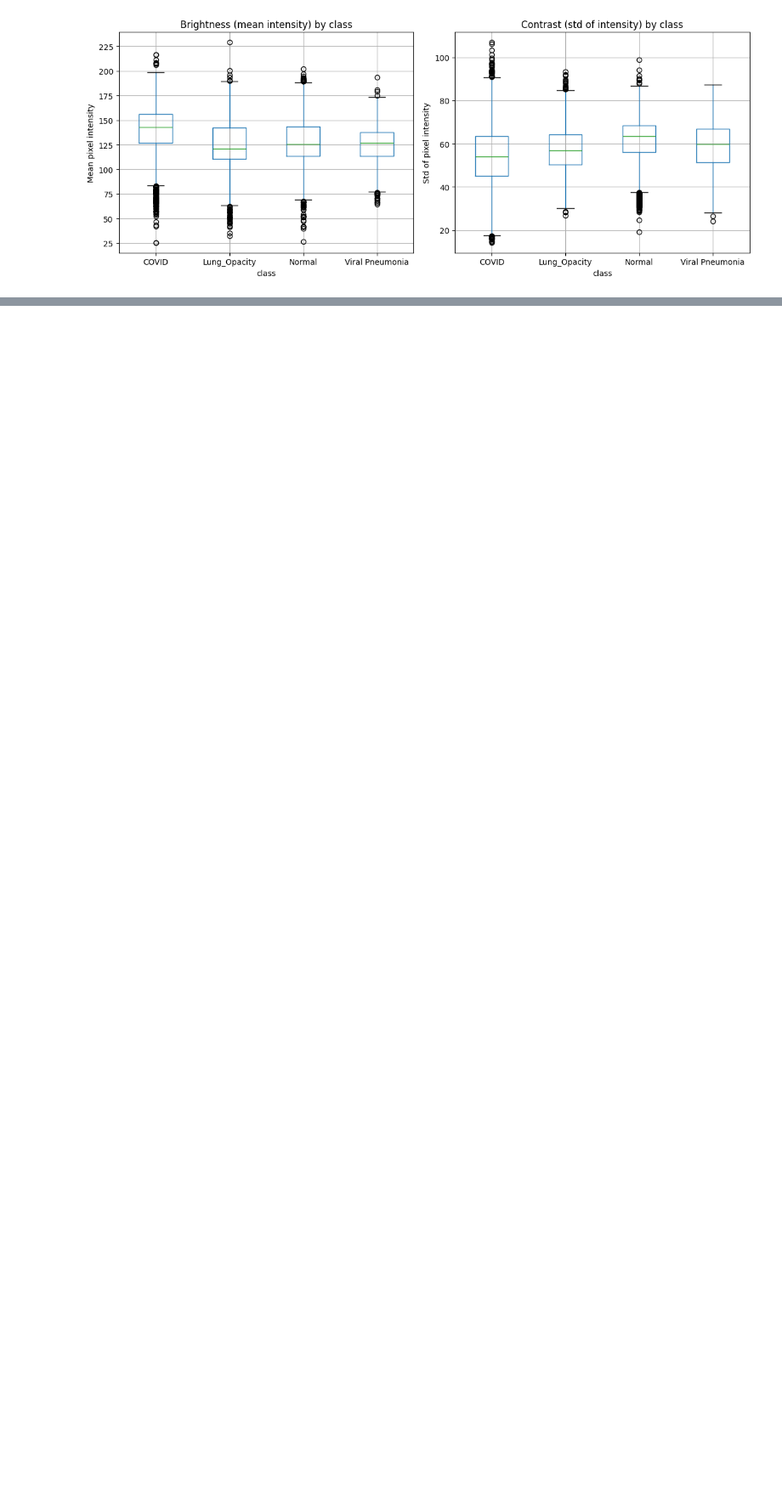
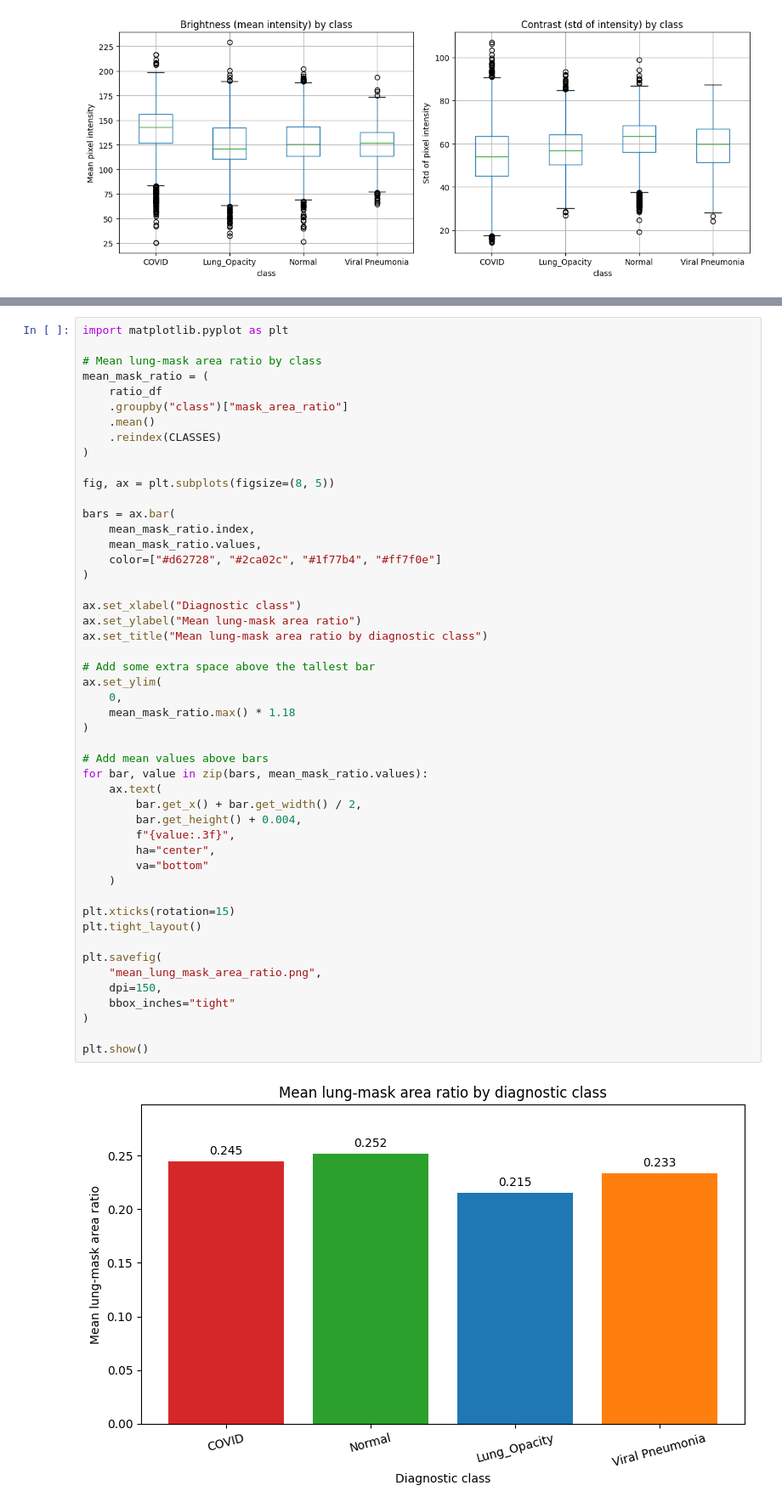
Before and after one commit to DataScientest-Studio/jun26_bds_int_covid, a Jupyter notebook: notebooks/01_exploration.ipynb, the cells around one changed output, grey strips where cells are left out. Shown at 85% size. Saved outputs shown, nothing was run; the diff lists cells and outputs as text; blank space fills up the shorter version.

```diff
--- a/notebooks/01_exploration.ipynb
+++ b/notebooks/01_exploration.ipynb
@@ -519,0 +808,51 @@ Viral Pneumonia    0.0           0.0     0.0              1.0
+# %%
+import matplotlib.pyplot as plt
+
+# Mean lung-mask area ratio by class
+mean_mask_ratio = (
+    ratio_df
+    .groupby("class")["mask_area_ratio"]
+    .mean()
+    .reindex(CLASSES)
+)
+
+fig, ax = plt.subplots(figsize=(8, 5))
+
+bars = ax.bar(
+    mean_mask_ratio.index,
+    mean_mask_ratio.values,
+    color=["#d62728", "#2ca02c", "#1f77b4", "#ff7f0e"]
+)
+
+ax.set_xlabel("Diagnostic class")
+ax.set_ylabel("Mean lung-mask area ratio")
+ax.set_title("Mean lung-mask area ratio by diagnostic class")
+
+# Add some extra space above the tallest bar
+ax.set_ylim(
+    0,
+    mean_mask_ratio.max() * 1.18
+)
+
+# Add mean values above bars
+for bar, value in zip(bars, mean_mask_ratio.values):
+    ax.text(
+        bar.get_x() + bar.get_width() / 2,
+        bar.get_height() + 0.004,
+        f"{value:.3f}",
+        ha="center",
+        va="bottom"
+    )
+
+plt.xticks(rotation=15)
+plt.tight_layout()
+
+plt.savefig(
+    "mean_lung_mask_area_ratio.png",
+    dpi=150,
+    bbox_inches="tight"
+)
+
+plt.show()
+# %% [output]
+[figure, added]
```
Also changed, not shown: parts of 21 cells of this notebook, 1 other file.
